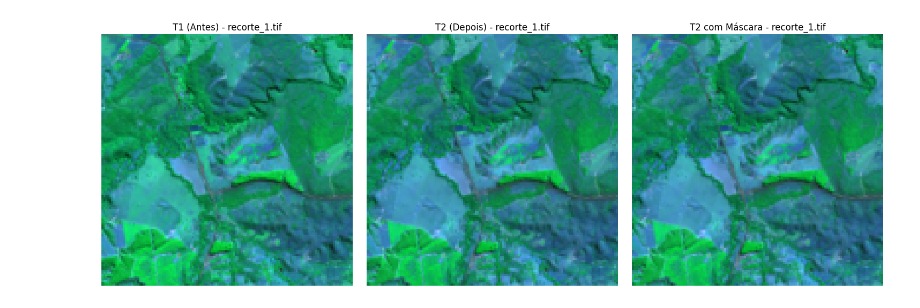
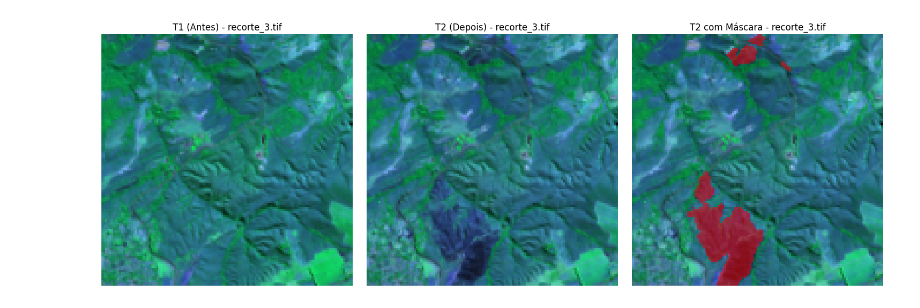
Before and after one commit to Templasan/HackWorCAP-ScarMap, a Jupyter notebook: WorCAP-ScarMap.ipynb, the cells around one changed output. Drawn from its saved outputs; the diff is of its cells as text; code cells hidden in the pictures.

```diff
--- a/WorCAP-ScarMap.ipynb
+++ b/WorCAP-ScarMap.ipynb
@@ -190,54 +286,73 @@ Recorte: recorte_5.tif
 # %%
+# ============================================================
+# Função: Visualizar recorte bitemporal (T1, T2 e máscara)
+# ============================================================
 import rasterio
 import matplotlib.pyplot as plt
 import numpy as np
 
+# --- Sub-bloco: Função auxiliar de normalização ---
 def normalize_band(band):
-    """Normaliza banda para [0,1]"""
+    """Normaliza banda ou imagem para [0,1]"""
     band = band.astype(np.float32)
     return (band - band.min()) / (band.max() - band.min() + 1e-6)
 
-def show_sample_bitemporal(dataset_dict, recorte_name):
+# --- Sub-bloco: Função principal ---
+def show_sample_bitemporal(dataset_dict, recorte_name, bands=[0,1,2]):
     """
-    Mostra T1 e T2 (RGB) e a máscara para o recorte selecionado.
+    Mostra T1 e T2 (RGB ou bandas selecionadas) e a máscara para o recorte escolhido.
+
+    Args:
+        dataset_dict: dicionário bitemporal {recorte: {"t1", "t2", "mask"}}
+        recorte_name: nome do recorte a ser exibido
+        bands: lista de índices de bandas para visualização (padrão RGB [0,1,2])
     """
     if recorte_name not in dataset_dict:
         print(f"❌ Recorte '{recorte_name}' não encontrado no dataset.")
         return
 
     paths = dataset_dict[recorte_name]
-    t1_path = paths['t1']
-    t2_path = paths['t2']
-    mask_path = paths['mask']
+    t1_path, t2_path, mask_path = paths['t1'], paths['t2'], paths['mask']
 
-    print(f"🔹 Recorte: {recorte_name}")
-    print(f"  T1 caminho: {t1_path}")
-    print(f"  T2 caminho: {t2_path}")
-    print(f"  Máscara caminho: {mask_path}\n")
+    print("\n" + "="*50)
+    print(f"🔹 Recorte Bitemporal: {recorte_name}")
+    print("-"*50)
+    print(f"📍 T1 (Antes): {t1_path}")
+    print(f"📍 T2 (Depois): {t2_path}")
+    print(f"📍 Máscara: {mask_path}")
+    print("="*50 + "\n")
 
-    # 1. Carregar as imagens e a máscara
+
+    # ============================================================
+    # Leitura e normalização
+    # ============================================================
     try:
-        with rasterio.open(t1_path) as src_t1:
-            # Assumindo a ordem das bandas: RED, NIR, SWIR1, SWIR2
-            t1_bands = src_t1.read()
-            t1_rgb = np.stack([t1_bands[0], t1_bands[1], t1_bands[2]], axis=-1)
-            t1_rgb_norm = normalize_band(t1_rgb)
+        def read_rgb(file_path, bands):
+            with rasterio.open(file_path) as src:
+                img_bands = src.read()
+                # Verifica se há bandas suficientes
+                if max(bands) >= img_bands.shape[0]:
+                    raise ValueError(f"Arquivo {file_path} não possui banda {max(bands)}")
+                img_rgb = np.stack([img_bands[b] for b in bands], axis=-1)
+                return normalize_band(img_rgb)
 
-        with rasterio.open(t2_path) as src_t2:
-            t2_bands = src_t2.read()
-            t2_rgb = np.stack([t2_bands[0], t2_bands[1], t2_bands[2]], axis=-1)
-            t2_rgb_norm = normalize_band(t2_rgb)
+        t1_rgb_norm = read_rgb(t1_path, bands)
+        t2_rgb_norm = read_rgb(t2_path, bands)
 
         with rasterio.open(mask_path) as src_mask:
             mask = src_mask.read(1)
-            # Garante que a máscara é binária (0 ou 1)
             mask_bin = (mask > 0).astype(np.float32)
 
+        # Checagem de shape
+        if t1_rgb_norm.shape[:2] != t2_rgb_norm.shape[:2] or t1_rgb_norm.shape[:2] != mask_bin.shape:
+            print("⚠️ Atenção: T1, T2 e máscara têm dimensões diferentes!")
     except Exception as e:
         print(f"❌ Erro ao carregar os arquivos: {e}")
         return
 
-    # 2. Visualização
+    # ============================================================
+    # Visualização
+    # ============================================================
     fig, axes = plt.subplots(1, 3, figsize=(15, 5))
 
     # T1
@@ -250,14 +365,12 @@ def show_sample_bitemporal(dataset_dict, recorte_name):
     axes[1].set_title(f"T2 (Depois) - {recorte_name}")
     axes[1].axis("off")
 
-    # Máscara como overlay
+    # Máscara sobre T2
     ax_mask = axes[2]
-    # Usa a imagem T2 como fundo
     ax_mask.imshow(t2_rgb_norm)
-    # Cria uma camada de overlay para a máscara
     mask_rgba = np.zeros((mask_bin.shape[0], mask_bin.shape[1], 4), dtype=np.float32)
-    mask_rgba[..., 0] = 1  # Canal Vermelho
-    mask_rgba[..., 3] = mask_bin * 0.5  # Transparência (0.5) onde a máscara é 1
+    mask_rgba[..., 0] = 1  # Canal vermelho
+    mask_rgba[..., 3] = mask_bin * 0.5  # Transparência
     ax_mask.imshow(mask_rgba)
     ax_mask.set_title(f"T2 com Máscara - {recorte_name}")
     ax_mask.axis("off")
@@ -265,7 +378,9 @@ def show_sample_bitemporal(dataset_dict, recorte_name):
     plt.tight_layout()
     plt.show()
 
-# Exemplo de uso (assumindo que dataset_dict foi carregado na célula anterior)
-first_key = list(dataset_dict.keys())[0]
+# ============================================================
+# Exemplo de uso
+# ============================================================
+first_key = list(dataset_dict.keys())[2]
 show_sample_bitemporal(dataset_dict, first_key)
 # %% [output]
@@ -276 +394 @@ show_sample_bitemporal(dataset_dict, first_key)
-[figure, old version]
+[figure, new version]
```
Also changed, not shown: parts of 14 cells of this notebook.
